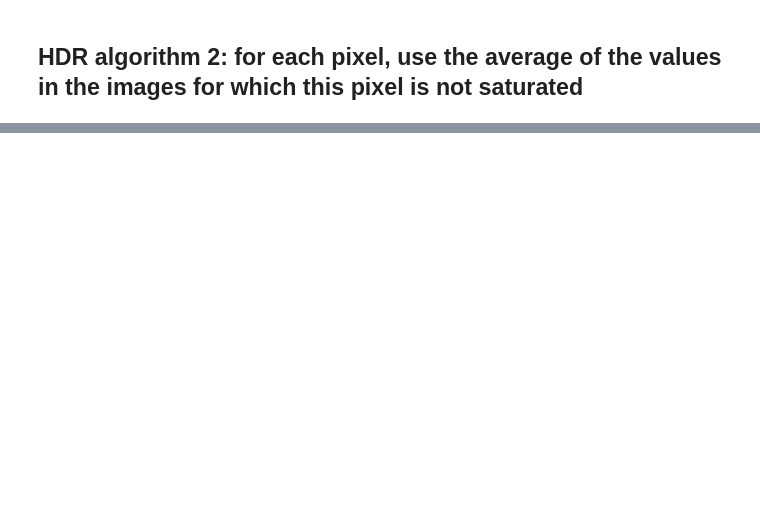
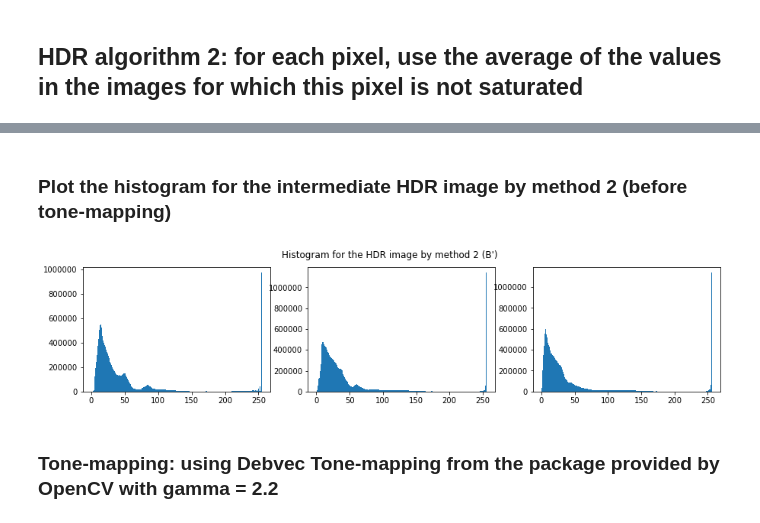
Before and after one commit to trungnguyencs/HDR-Imaging, a Jupyter notebook: HDR.ipynb, the cells around one changed output, grey strips where cells are left out. Cells and saved outputs as stored; diff of their text form; code cells hidden in the pictures; blank space fills up the shorter version.

```diff
--- a/HDR.ipynb
+++ b/HDR.ipynb
@@ -158,0 +151,20 @@ True
+# %% [markdown]
+### Plot the histogram for the intermediate HDR image by method 2 (before tone-mapping)
+# %%
+plt.figure(figsize=(15,3));
+plt.subplot(1,3,1); plt.hist(hdr_im2[:,:,0].ravel(),256,[0,255])
+plt.subplot(1,3,2); plt.hist(hdr_im2[:,:,1].ravel(),256,[0,256])
+plt.subplot(1,3,3); plt.hist(hdr_im2[:,:,2].ravel(),256,[0,256])
+plt.suptitle('Histogram for the HDR image by method 2 (B\') ')
+plt.show()
+
+plt.figure(figsize=(15,3));
+plt.subplot(1,3,1); plt.hist(hdr_im2b[:,:,0].ravel(),256,[0,255**g[0]])
+plt.subplot(1,3,2); plt.hist(hdr_im2b[:,:,1].ravel(),256,[0,255**g[1]])
+plt.subplot(1,3,3); plt.hist(hdr_im2b[:,:,2].ravel(),256,[0,255**g[2]])
+plt.suptitle('Histogram for the HDR image by method 2 (B\'^g in 256 bins, values not scaled to [0, 255])')
+plt.show()
+# %% [output]
+[figure, added]
+# %% [markdown]
+### Tone-mapping: using Debvec Tone-mapping from the package provided by OpenCV with gamma = 2.2
```
Also changed, not shown: parts of 7 cells of this notebook, 7 other files.
